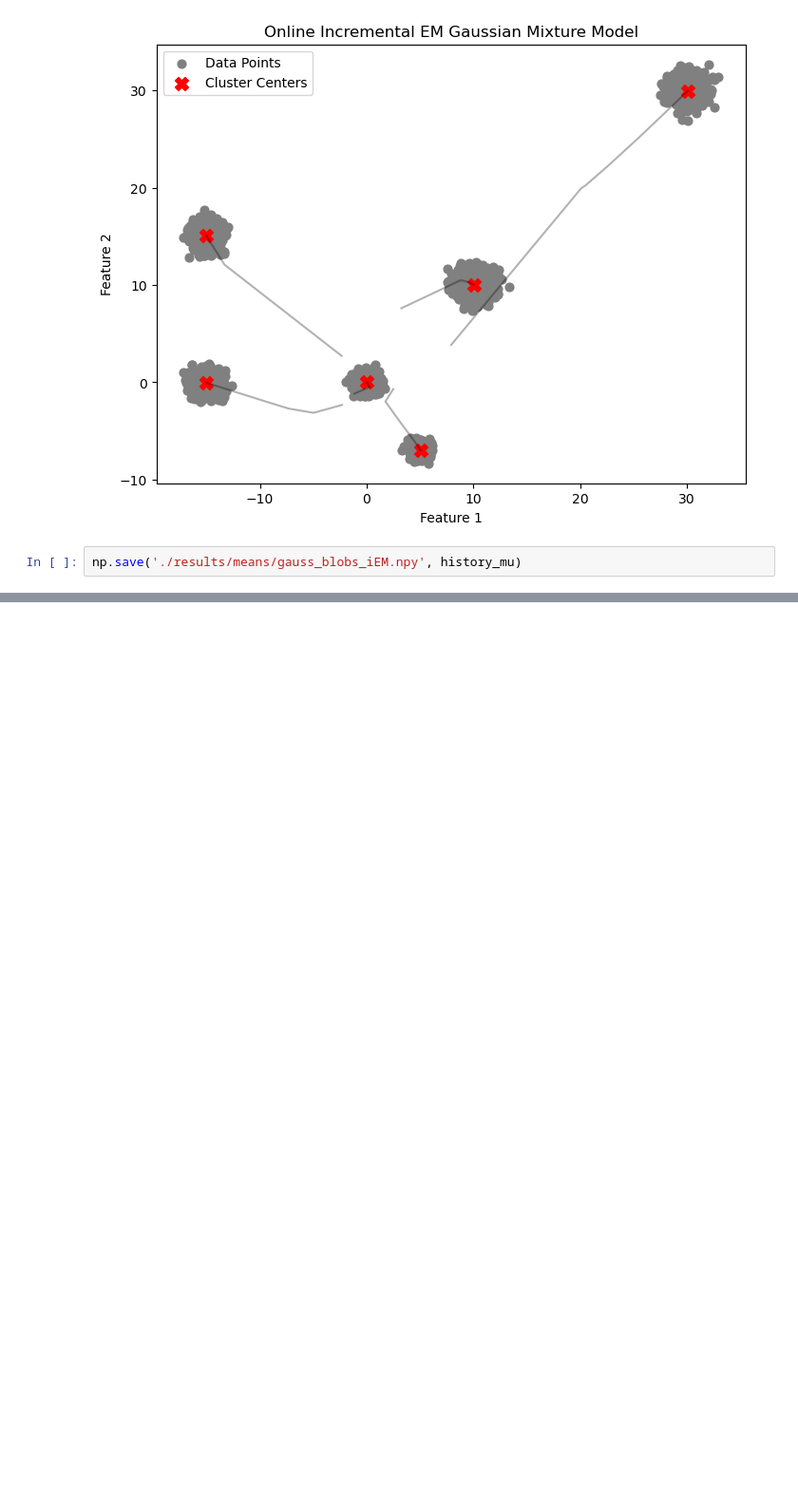
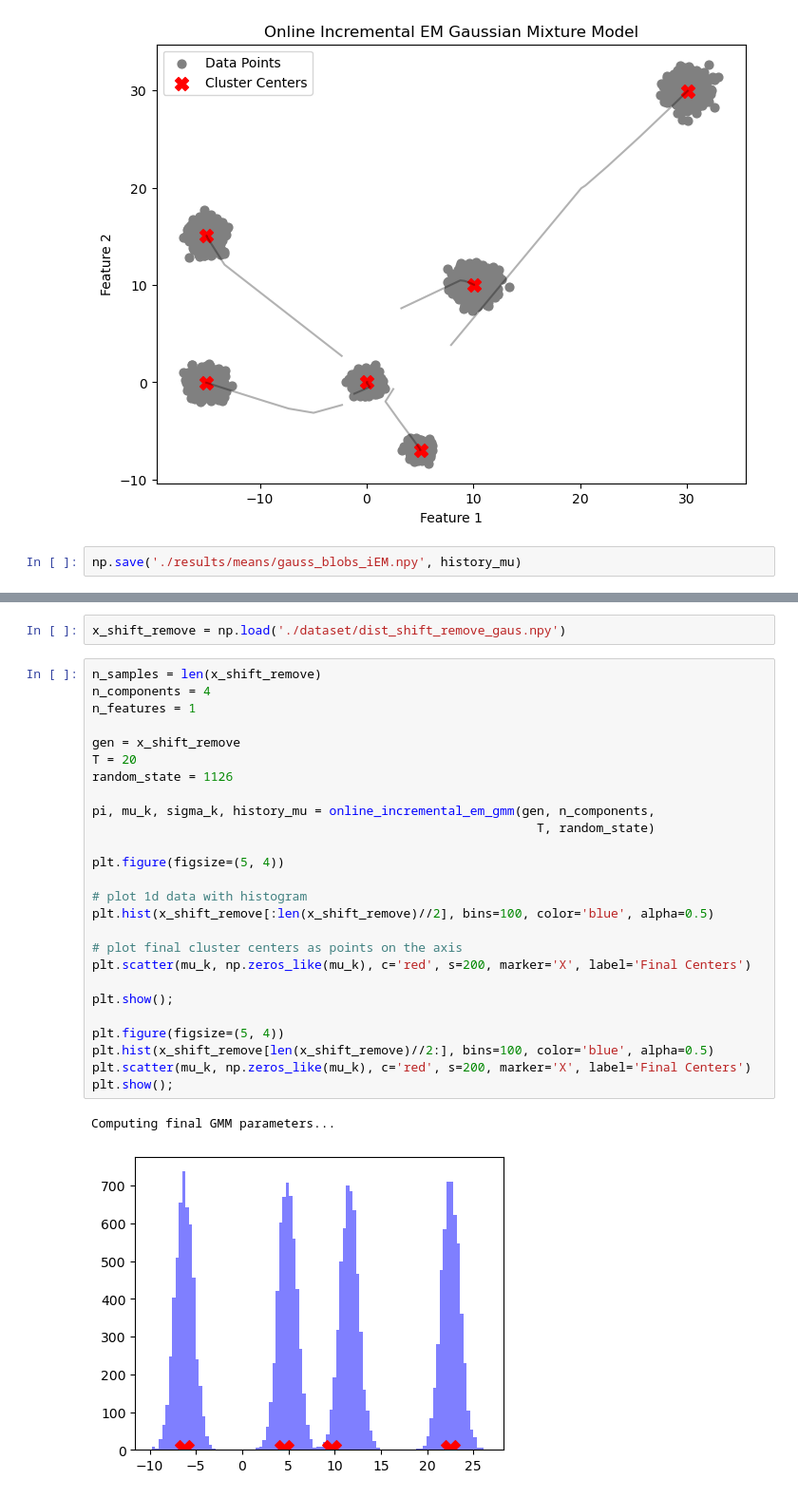
Before and after one commit to arnifreyrm/Online-GMM, a Jupyter notebook: old_incremental.ipynb, the cells around one changed output, grey strips where cells are left out. Shown at 95% size. Cells and saved outputs as stored; diff of their text form; blank space fills up the shorter version.

```diff
--- a/old_incremental.ipynb
+++ b/old_incremental.ipynb
@@ -458,0 +498,31 @@ np.save('./results/means/gauss_blobs_iEM.npy', history_mu)
+# %%
+x_shift_remove = np.load('./dataset/dist_shift_remove_gaus.npy')
+# %%
+n_samples = len(x_shift_remove)
+n_components = 4
+n_features = 1
+
+gen = x_shift_remove
+T = 20
+random_state = 1126
+
+pi, mu_k, sigma_k, history_mu = online_incremental_em_gmm(gen, n_components,
+                                                            T, random_state)
+
+plt.figure(figsize=(5, 4))
+
+# plot 1d data with histogram
+plt.hist(x_shift_remove[:len(x_shift_remove)//2], bins=100, color='blue', alpha=0.5)
+
+# plot final cluster centers as points on the axis
+plt.scatter(mu_k, np.zeros_like(mu_k), c='red', s=200, marker='X', label='Final Centers')
+
+plt.show();
+
+plt.figure(figsize=(5, 4))
+plt.hist(x_shift_remove[len(x_shift_remove)//2:], bins=100, color='blue', alpha=0.5)
+plt.scatter(mu_k, np.zeros_like(mu_k), c='red', s=200, marker='X', label='Final Centers')
+plt.show();
+# %% [output]
+Computing final GMM parameters...
+[figure, added]
```
Also changed, not shown: parts of 8 cells of this notebook.
